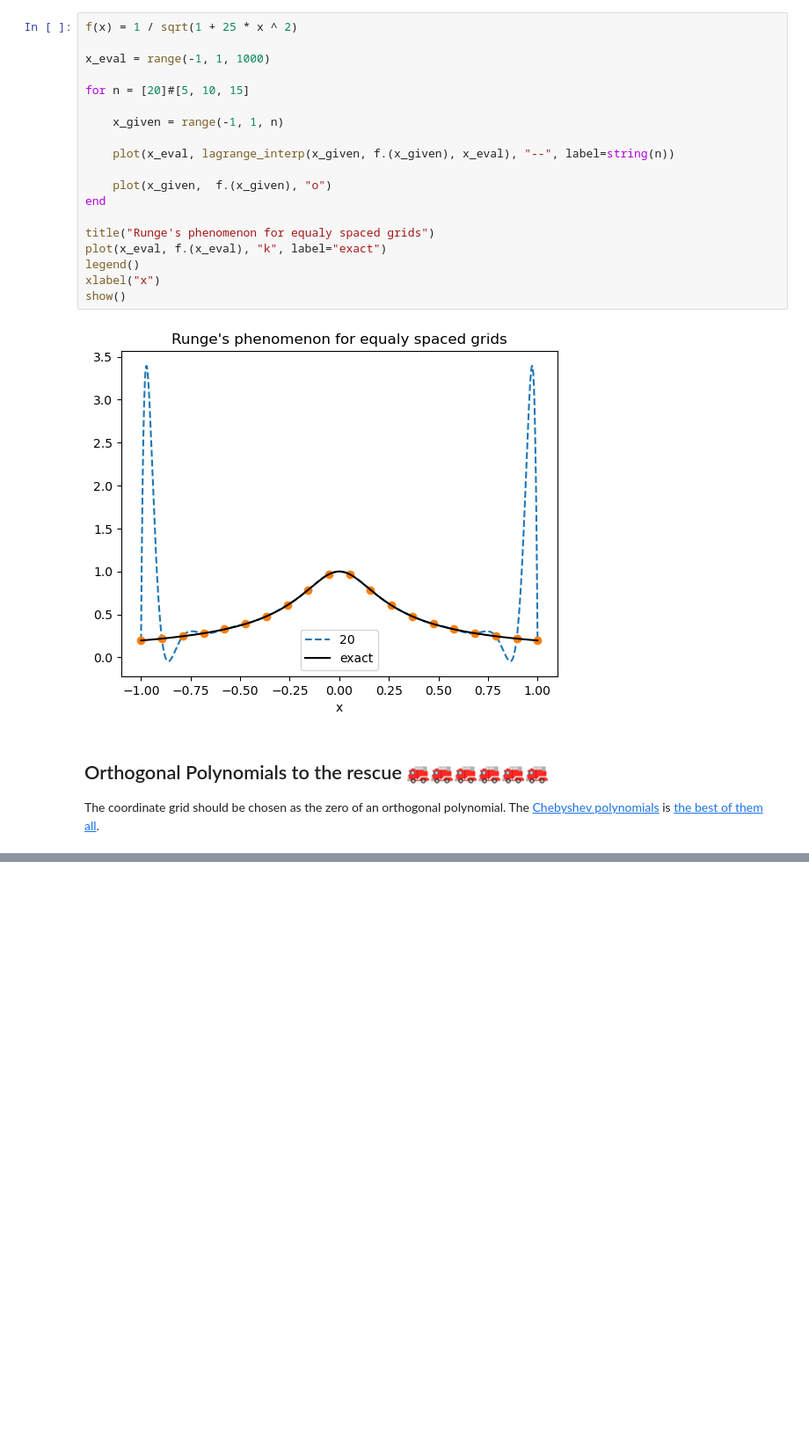
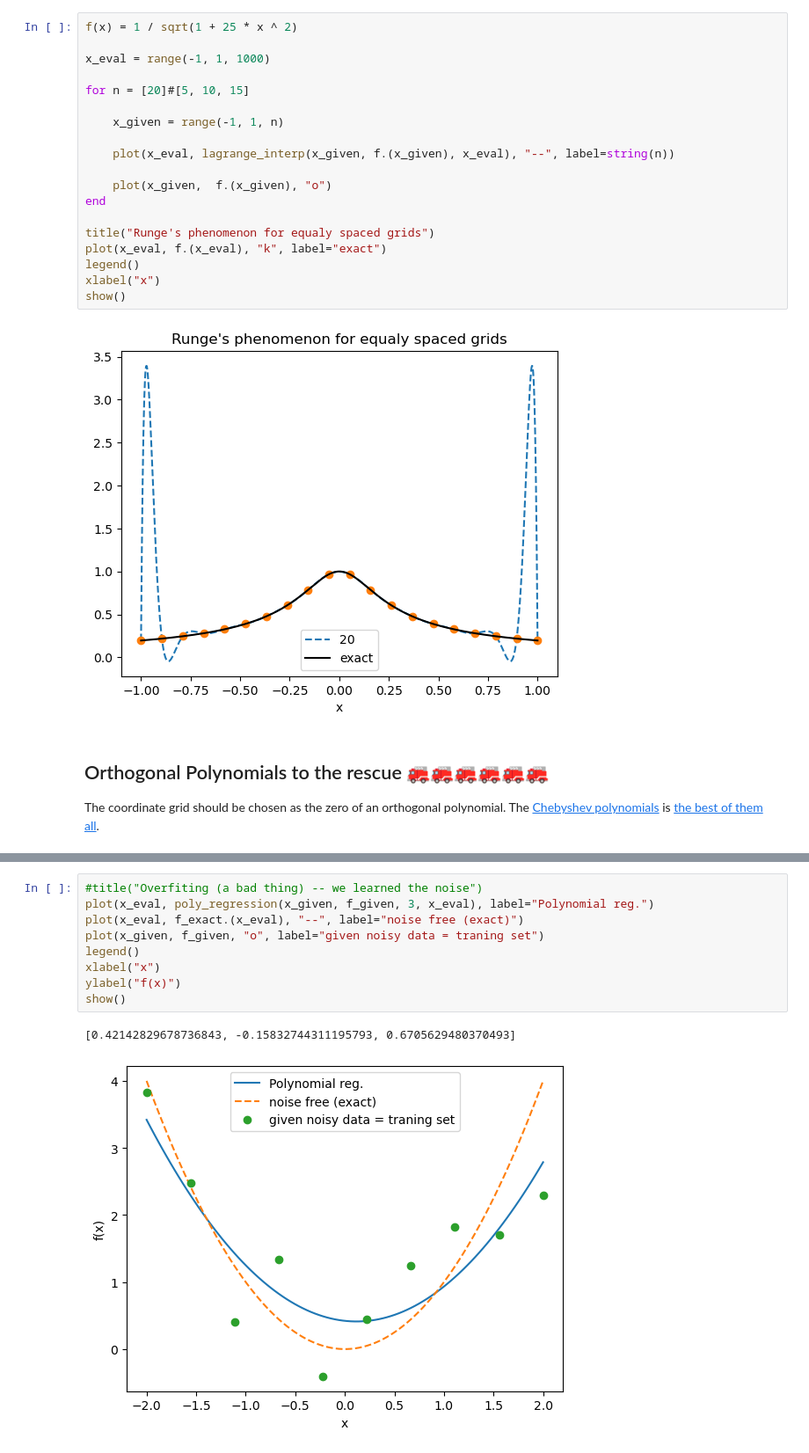
Before and after one commit to tkeegan12/Course_Computational_Physics_and_Engineering, a Jupyter notebook: Module5_Interpolation_and_Curve_fitting.ipynb, the cells around one changed output, grey strips where cells are left out. Shown at 88% size. Saved outputs shown, nothing was run; the diff lists cells and outputs as text; blank space fills up the shorter version.

```diff
--- a/Module5_Interpolation_and_Curve_fitting.ipynb
+++ b/Module5_Interpolation_and_Curve_fitting.ipynb
@@ -295,0 +302,12 @@ show()
+# %%
+#title("Overfiting (a bad thing) -- we learned the noise")
+plot(x_eval, poly_regression(x_given, f_given, 3, x_eval), label="Polynomial reg.")
+plot(x_eval, f_exact.(x_eval), "--", label="noise free (exact)")
+plot(x_given, f_given, "o", label="given noisy data = traning set")
+legend()
+xlabel("x")
+ylabel("f(x)")
+show()
+# %% [output]
+[0.42142829678736843, -0.15832744311195793, 0.6705629480370493]
+[figure, added]
```
Also changed, not shown: parts of 14 cells of this notebook.
